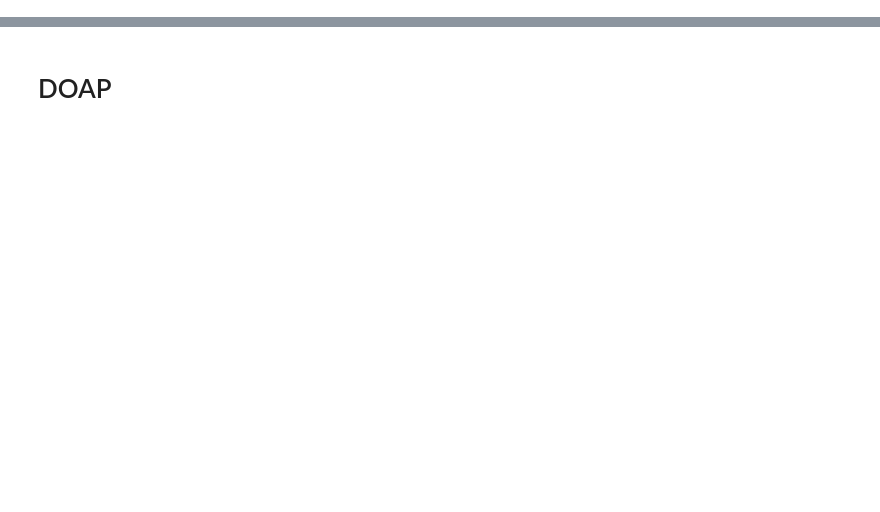
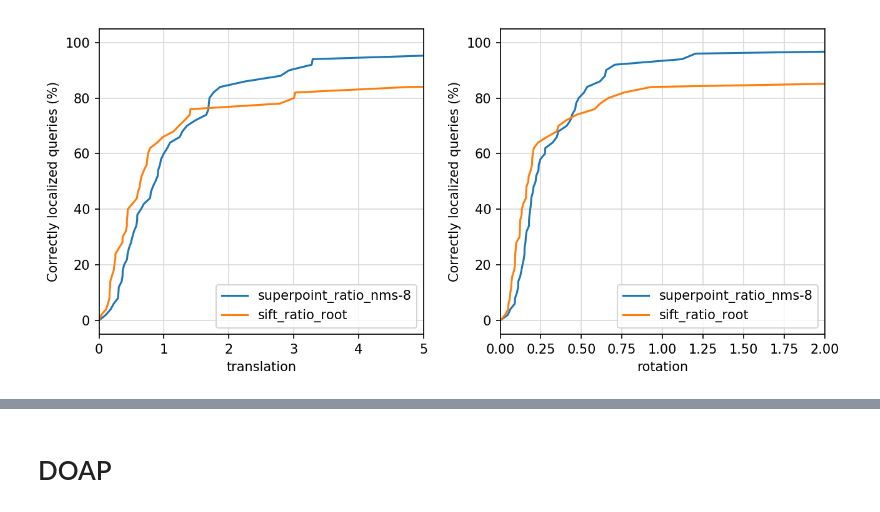
Before and after one commit to ethz-asl/hfnet, a Jupyter notebook: notebooks/evaluation_colmap_descriptors.ipynb, the cells around one changed output, grey strips where cells are left out. Cells and saved outputs as stored; diff of their text form; code cells hidden in the pictures; blank space fills up the shorter version.

```diff
--- a/notebooks/evaluation_colmap_descriptors.ipynb
+++ b/notebooks/evaluation_colmap_descriptors.ipynb
@@ -128,0 +240,4 @@ print(config)
+# %%
+'london_bridge'
+# %% [output]
+[figure, added]
```
Also changed, not shown: parts of 32 cells of this notebook, 2 other files.
